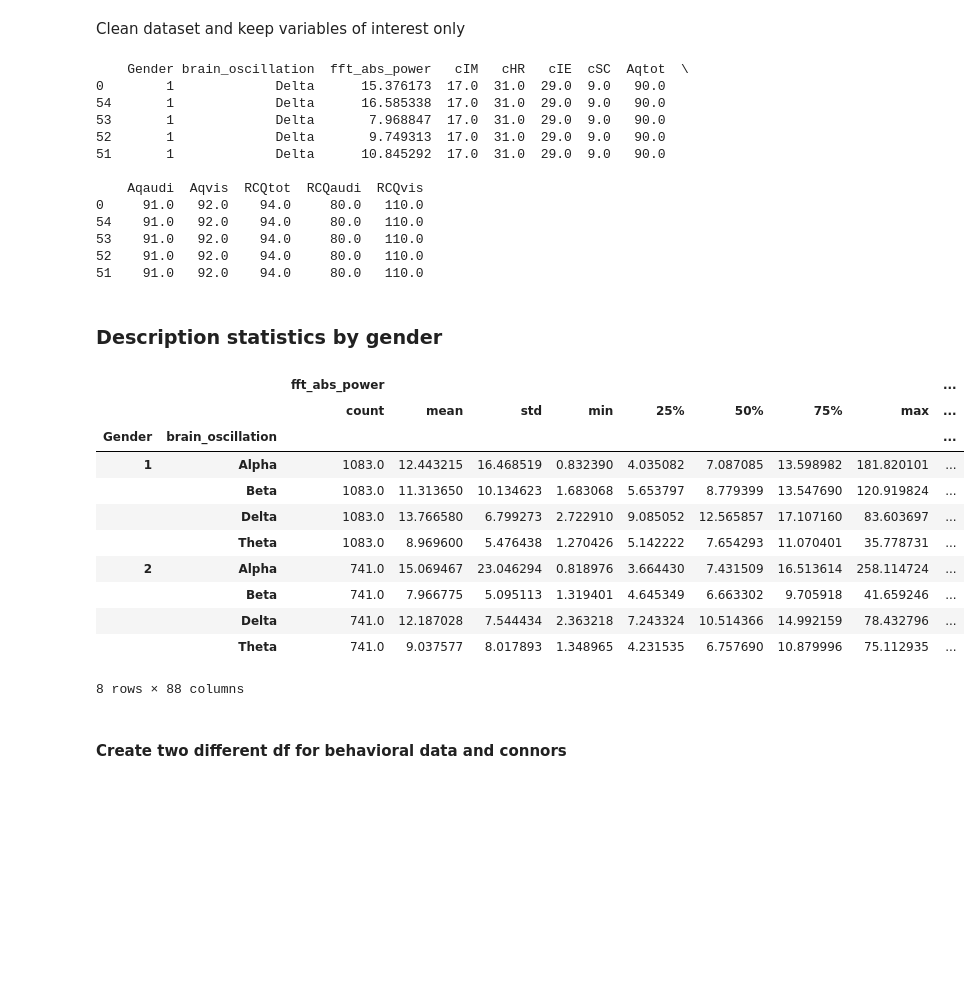
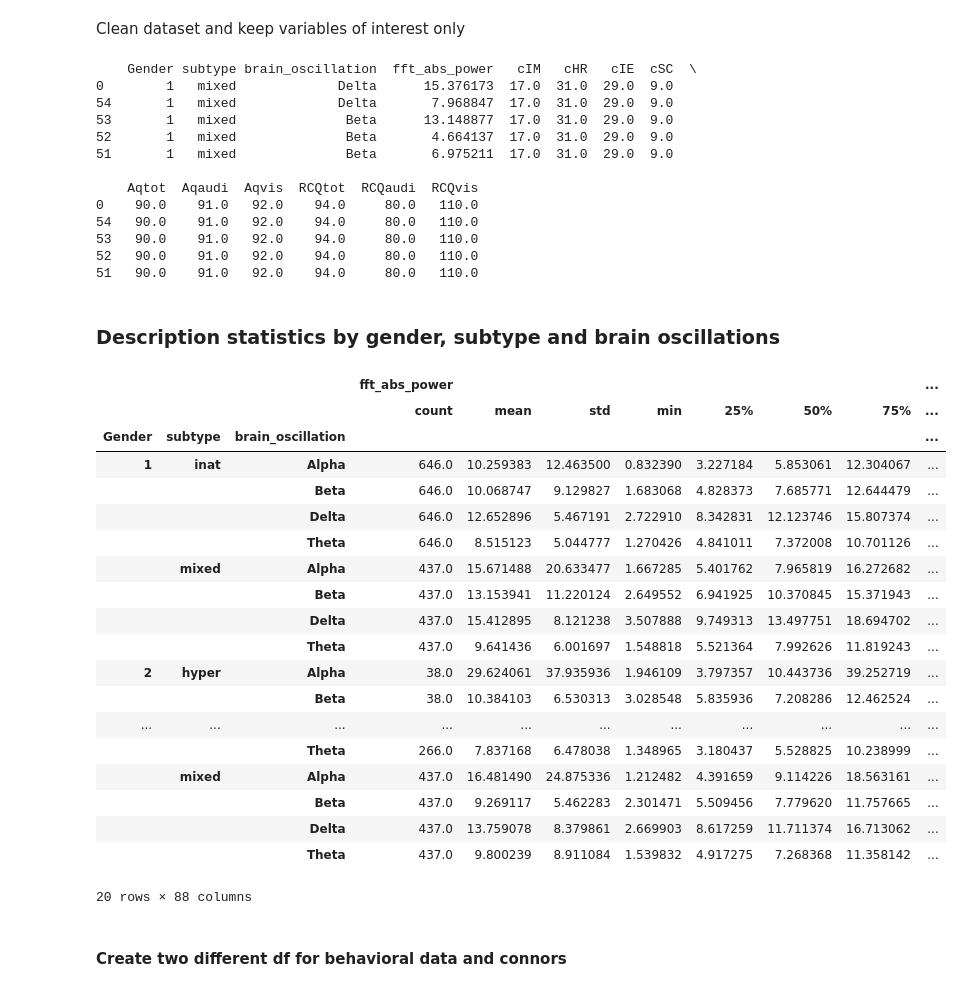
Before and after one commit to brainhack-school2020/ADHDsubtypes_project, a Jupyter notebook: pre_preprocess_analysis.ipynb, the cells around one changed output. Drawn from its saved outputs; the diff is of its cells as text; code cells hidden in the pictures; blank space fills up the shorter version.

Commit message:
subtype classification added

```diff
--- a/pre_preprocess_analysis.ipynb
+++ b/pre_preprocess_analysis.ipynb
@@ -164,0 +169,4 @@ df_full = df_full.sort_values(by=['id'])
+# %%
+df_full['subtype'] = df_full.apply(lambda x: pre.categorize_subtypes(x['inat'], x['hyper']), axis=1)
+
+df_full.head(5)
@@ -165,5 +180,6 @@ df_full = df_full.sort_values(by=['id'])
 # %%
 #Reorder columns
-df_full = df_full[['id','Age', 'Gender','brain_oscillation','electrode','fft_abs_power', 'cIM', 'cHR', 'cIE', 'cSC', 'Aqtot', 'Aqaudi', 'Aqvis', 'RCQtot', 'RCQaudi', 'RCQvis']]
+df_full = df_full[['id','Age', 'Gender','inat','hyper','subtype', 'brain_oscillation','electrode','fft_abs_power', 'cIM', 'cHR', 'cIE', 'cSC', 'Aqtot', 'Aqaudi', 'Aqvis', 'RCQtot', 'RCQaudi', 'RCQvis']]
 df_full.head()
+df_full['subtype'].value_counts()
 # %% [output]
@@ -238,39 +255,47 @@ df_full_eeg
 # %% [markdown]
 Clean dataset and keep variables of interest only
 # %%
-df_analysis = df_full[['Gender','brain_oscillation', 'fft_abs_power', 'cIM', 'cHR', 'cIE', 'cSC', 'Aqtot', 'Aqaudi', 'Aqvis', 'RCQtot', 'RCQaudi', 'RCQvis']]
+df_analysis = df_full[['Gender','subtype','brain_oscillation', 'fft_abs_power', 'cIM', 'cHR', 'cIE', 'cSC', 'Aqtot', 'Aqaudi', 'Aqvis', 'RCQtot', 'RCQaudi', 'RCQvis']]
 print(df_analysis.head())
 # %% [output]
-    Gender brain_oscillation  fft_abs_power   cIM   cHR   cIE  cSC  Aqtot  \
-0        1             Delta      15.376173  17.0  31.0  29.0  9.0   90.0
-54       1             Delta      16.585338  17.0  31.0  29.0  9.0   90.0
-53       1             Delta       7.968847  17.0  31.0  29.0  9.0   90.0
-52       1             Delta       9.749313  17.0  31.0  29.0  9.0   90.0
-51       1             Delta      10.845292  17.0  31.0  29.0  9.0   90.0
+    Gender subtype brain_oscillation  fft_abs_power   cIM   cHR   cIE  cSC  \
+0        1   mixed             Delta      15.376173  17.0  31.0  29.0  9.0
+54       1   mixed             Delta       7.968847  17.0  31.0  29.0  9.0
+53       1   mixed              Beta      13.148877  17.0  31.0  29.0  9.0
+52       1   mixed              Beta       4.664137  17.0  31.0  29.0  9.0
+51       1   mixed              Beta       6.975211  17.0  31.0  29.0  9.0
 
-    Aqaudi  Aqvis  RCQtot  RCQaudi  RCQvis
-0     91.0   92.0    94.0     80.0   110.0
-54    91.0   92.0    94.0     80.0   110.0
-53    91.0   92.0    94.0     80.0   110.0
-52    91.0   92.0    94.0     80.0   110.0
-51    91.0   92.0    94.0     80.0   110.0
+    Aqtot  Aqaudi  Aqvis  RCQtot  RCQaudi  RCQvis
+0    90.0    91.0   92.0    94.0     80.0   110.0
+54   90.0    91.0   92.0    94.0     80.0   110.0
+53   90.0    91.0   92.0    94.0     80.0   110.0
+52   90.0    91.0   92.0    94.0     80.0   110.0
+51   90.0    91.0   92.0    94.0     80.0   110.0
 # %% [markdown]
-### Description statistics by gender
+### Description statistics by gender, subtype and brain oscillations
 # %%
-df_analysis.groupby(['Gender', 'brain_oscillation']).describe()
+df_analysis.groupby(['Gender','subtype', 'brain_oscillation']).describe()
 # %% [output]
-|  |  | fft_abs_power |  |  |  |  |  |  |  | ... |
-|  |  | count | mean | std | min | 25% | 50% | 75% | max | ... |
-| Gender | brain_oscillation |  |  |  |  |  |  |  |  | ... |
-| 1 | Alpha | 1083.0 | 12.443215 | 16.468519 | 0.832390 | 4.035082 | 7.087085 | 13.598982 | 181.820101 | ... |
-|  | Beta | 1083.0 | 11.313650 | 10.134623 | 1.683068 | 5.653797 | 8.779399 | 13.547690 | 120.919824 | ... |
-|  | Delta | 1083.0 | 13.766580 | 6.799273 | 2.722910 | 9.085052 | 12.565857 | 17.107160 | 83.603697 | ... |
-|  | Theta | 1083.0 | 8.969600 | 5.476438 | 1.270426 | 5.142222 | 7.654293 | 11.070401 | 35.778731 | ... |
-| 2 | Alpha | 741.0 | 15.069467 | 23.046294 | 0.818976 | 3.664430 | 7.431509 | 16.513614 | 258.114724 | ... |
-|  | Beta | 741.0 | 7.966775 | 5.095113 | 1.319401 | 4.645349 | 6.663302 | 9.705918 | 41.659246 | ... |
-|  | Delta | 741.0 | 12.187028 | 7.544434 | 2.363218 | 7.243324 | 10.514366 | 14.992159 | 78.432796 | ... |
-|  | Theta | 741.0 | 9.037577 | 8.017893 | 1.348965 | 4.231535 | 6.757690 | 10.879996 | 75.112935 | ... |
+|  |  |  | fft_abs_power |  |  |  |  |  |  | ... |
+|  |  |  | count | mean | std | min | 25% | 50% | 75% | ... |
+| Gender | subtype | brain_oscillation |  |  |  |  |  |  |  | ... |
+| 1 | inat | Alpha | 646.0 | 10.259383 | 12.463500 | 0.832390 | 3.227184 | 5.853061 | 12.304067 | ... |
+|  |  | Beta | 646.0 | 10.068747 | 9.129827 | 1.683068 | 4.828373 | 7.685771 | 12.644479 | ... |
+|  |  | Delta | 646.0 | 12.652896 | 5.467191 | 2.722910 | 8.342831 | 12.123746 | 15.807374 | ... |
+|  |  | Theta | 646.0 | 8.515123 | 5.044777 | 1.270426 | 4.841011 | 7.372008 | 10.701126 | ... |
+|  | mixed | Alpha | 437.0 | 15.671488 | 20.633477 | 1.667285 | 5.401762 | 7.965819 | 16.272682 | ... |
+|  |  | Beta | 437.0 | 13.153941 | 11.220124 | 2.649552 | 6.941925 | 10.370845 | 15.371943 | ... |
+|  |  | Delta | 437.0 | 15.412895 | 8.121238 | 3.507888 | 9.749313 | 13.497751 | 18.694702 | ... |
+|  |  | Theta | 437.0 | 9.641436 | 6.001697 | 1.548818 | 5.521364 | 7.992626 | 11.819243 | ... |
+| 2 | hyper | Alpha | 38.0 | 29.624061 | 37.935936 | 1.946109 | 3.797357 | 10.443736 | 39.252719 | ... |
+|  |  | Beta | 38.0 | 10.384103 | 6.530313 | 3.028548 | 5.835936 | 7.208286 | 12.462524 | ... |
+| ... | ... | ... | ... | ... | ... | ... | ... | ... | ... | ... |
+|  |  | Theta | 266.0 | 7.837168 | 6.478038 | 1.348965 | 3.180437 | 5.528825 | 10.238999 | ... |
+|  | mixed | Alpha | 437.0 | 16.481490 | 24.875336 | 1.212482 | 4.391659 | 9.114226 | 18.563161 | ... |
+|  |  | Beta | 437.0 | 9.269117 | 5.462283 | 2.301471 | 5.509456 | 7.779620 | 11.757665 | ... |
+|  |  | Delta | 437.0 | 13.759078 | 8.379861 | 2.669903 | 8.617259 | 11.711374 | 16.713062 | ... |
+|  |  | Theta | 437.0 | 9.800239 | 8.911084 | 1.539832 | 4.917275 | 7.268368 | 11.358142 | ... |
-8 rows × 88 columns
+20 rows × 88 columns
 # %% [markdown]
 #### Create two different df for behavioral data and connors
 # %%
```
Also changed, not shown: parts of 17 cells of this notebook.
